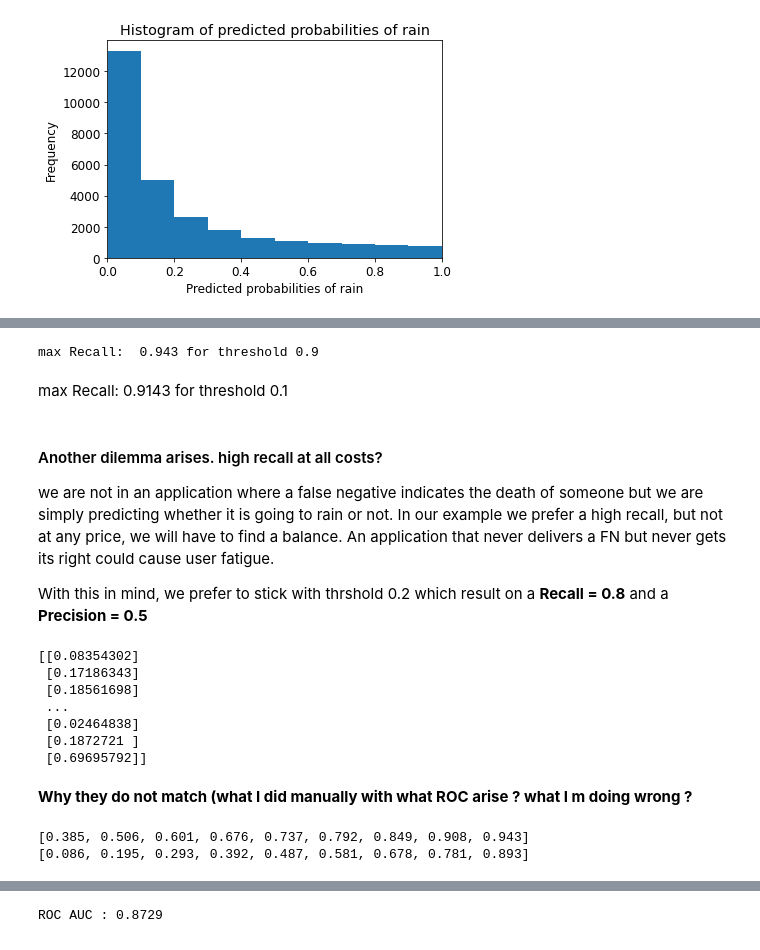
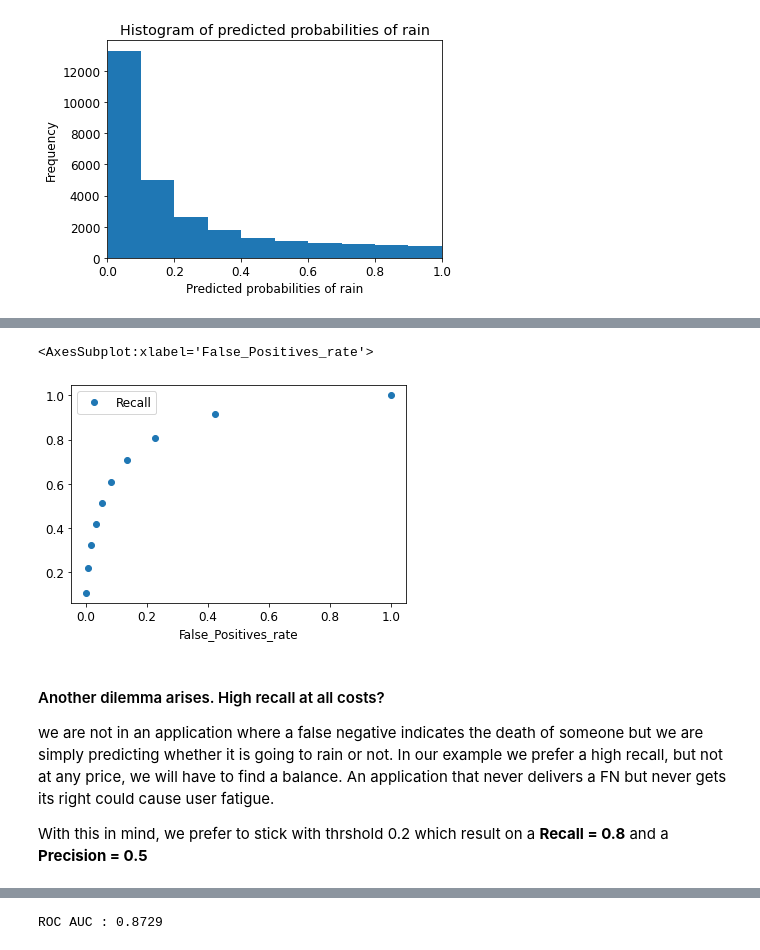
Before and after one commit to Enrique1987/Machine-Learning, a Jupyter notebook: 1_Classification_algorithms/01_Logistic_Regresion_Australian_Weather.ipynb, the cells around one changed output, grey strips where cells are left out. Cells and saved outputs as stored; diff of their text form; code cells hidden in the pictures.

Commit message:
feat: consusion matrix manual and methode

```diff
--- a/1_Classification_algorithms/01_Logistic_Regresion_Australian_Weather.ipynb
+++ b/1_Classification_algorithms/01_Logistic_Regresion_Australian_Weather.ipynb
@@ -625,0 +626,9 @@ Model accuracy score: 0.8499
+# %%
+from sklearn.metrics import accuracy_score, recall_score, precision_score
+
+accuracy = round(accuracy_score(y_test, y_pred_test), 4)
+recall = round(recall_score(y_test, y_pred_test, pos_label="Yes"), 4)
+precision = round(precision_score(y_test, y_pred_test, pos_label="Yes"), 4)
+print('Model accuracy score: {0:0.4f}'. format(accuracy))
+print('Model recall score: {0:0.4f}'. format(recall))
+print('Model precision score: {0:0.4f}'. format(precision))
@@ -1084,8 +1084,8 @@ y_pred3 = np.where(y_pred2 == 1, 'Yes', 'No')
 cm1 = confusion_matrix(y_test, y_pred3, labels=["Yes", "No"])
 
 print('Confusion matrix\n\n', cm1)
-recall = round(cm1[0,0] / (cm1[0,0] + cm1[1,0]), 4) # tp 7 (tp + fn)
-print("\nRecall:", recall)
+recall_01 = round(cm1[0, 0] / (cm1[0, 0] + cm1[0, 1]), 4) # tp 7 (tp + fn)
+print("\nRecall:", recall_01)
 # %% [output]
 Confusion matrix
 
@@ -1100,2 +1100,9 @@ we have found that by adjusting our *threshold=0.1* our recall has increased fro
 Is this the best we can find ?  lets create a program that check that for us. We going to try threshold from 0.1 to 0.9
+# %%
+def recall_fpr(confusion_matrix):
+    cm = confusion_matrix
+    recall = round(cm[0, 0] / (cm[0, 0] + cm[0, 1]), 3) # #TP /(TP + FN)
+    False_Positive_rate = round(cm[1, 0] / (cm[1, 0] + cm[1, 1]), 3) #FP /(FP + TN)
+
+    return recall, False_Positive_rate
 # %%
@@ -1162,30 +1165,12 @@ With 0.2 threshold the Confusion Matrix is
-# %%
-print("max Recall: ", max_recall, "for threshold", threshold)
-# %% [output]
-max Recall:  0.943 for threshold 0.9
-# %% [markdown]
-max Recall:  0.9143 for threshold 0.1
+# %%
+df_threshold = pd.DataFrame({"Recall":recall_list, "False_Positives_rate": fpr_list})
+df_threshold.plot(x='False_Positives_rate', y='Recall', style='o')
+# %% [output]
+<AxesSubplot:xlabel='False_Positives_rate'>
+[figure, added]
 # %% [markdown]
-#### Another dilemma arises. high recall at all costs?
+#### Another dilemma arises. High recall at all costs?
 
 we are not in an application where a false negative indicates the death of someone but we are simply predicting whether it is going to rain or not. In our example we prefer a high recall, but not at any price, we will have to find a balance. An application that never delivers a FN but never gets its right could cause user fatigue.
 
 With this in mind, we prefer to stick with thrshold 0.2 which result on a  **Recall = 0.8** and a  **Precision = 0.5**
-# %%
-print(y_pred1)
-# %% [output]
-[[0.08354302]
- [0.17186343]
- [0.18561698]
- ...
- [0.02464838]
- [0.1872721 ]
- [0.69695792]]
-# %% [markdown]
-**Why they do not match (what I did manually with what ROC arise ? what I m doing wrong ?**
-# %%
-print(recall_list)
-print(FP_rate)
-# %% [output]
-[0.385, 0.506, 0.601, 0.676, 0.737, 0.792, 0.849, 0.908, 0.943]
-[0.086, 0.195, 0.293, 0.392, 0.487, 0.581, 0.678, 0.781, 0.893]
```
Also changed, not shown: parts of 62 cells of this notebook.
